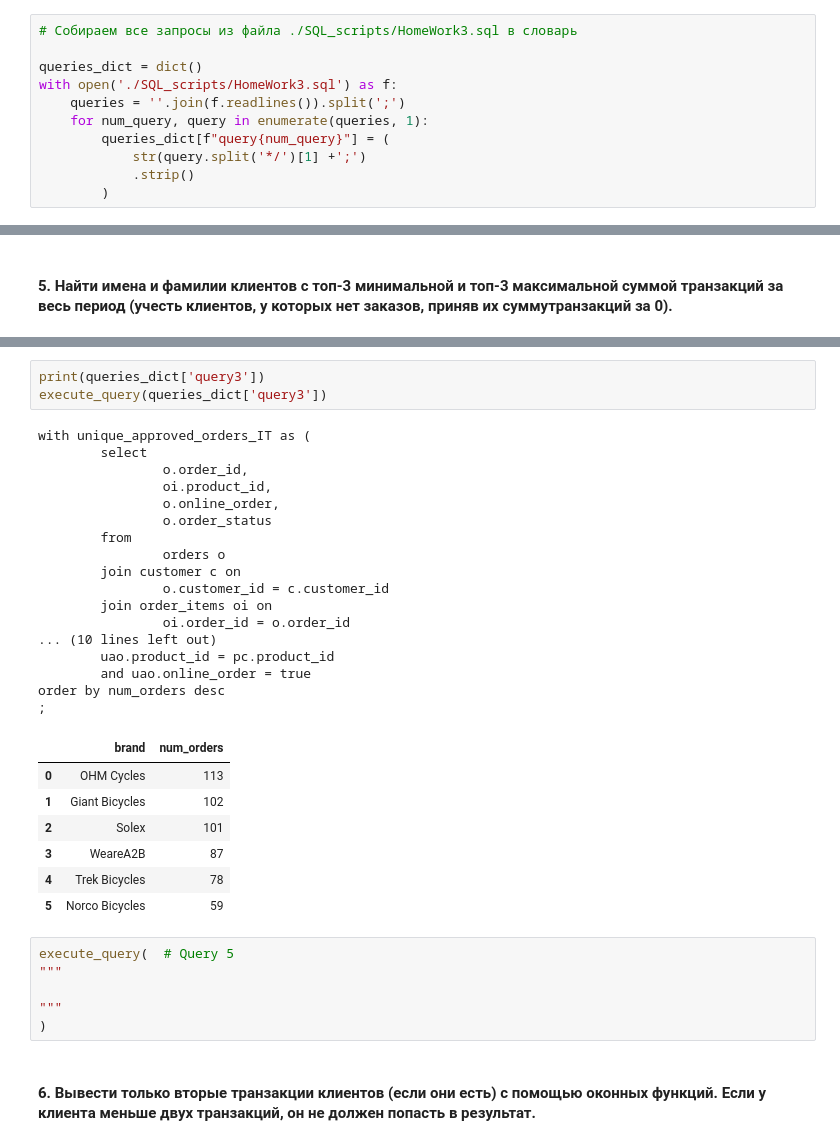
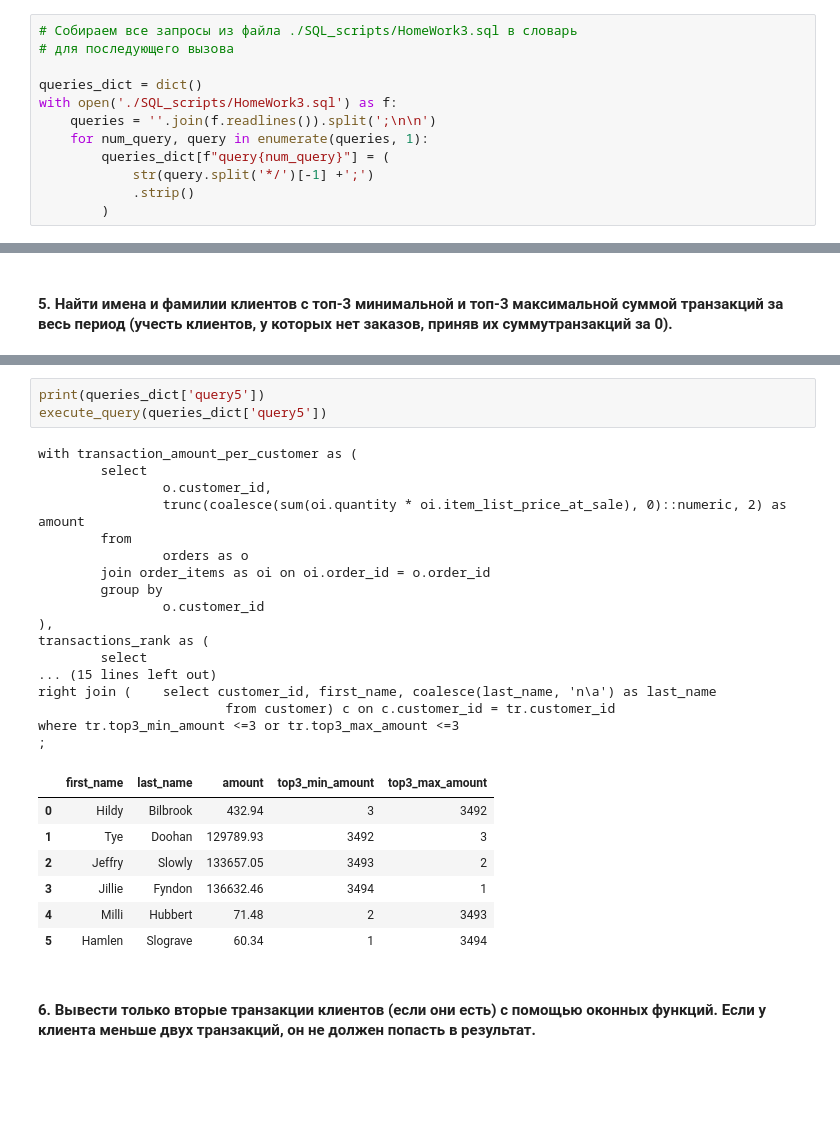
Before and after one commit to EgrSlv/PostgreSQLearn_MIPT, a Jupyter notebook: HomeWork_3/SolovevEgor_HW_03_ds_2025.ipynb, the cells around one changed output, grey strips where cells are left out. Saved outputs shown, nothing was run; the diff lists cells and outputs as text; blank space fills up the shorter version.

```diff
--- a/HomeWork_3/SolovevEgor_HW_03_ds_2025.ipynb
+++ b/HomeWork_3/SolovevEgor_HW_03_ds_2025.ipynb
@@ -291,12 +291,13 @@ def execute_query(query):
     return result
 # %%
 # Собираем все запросы из файла ./SQL_scripts/HomeWork3.sql в словарь
+# для последующего вызова
 
 queries_dict = dict()
 with open('./SQL_scripts/HomeWork3.sql') as f:
-    queries = ''.join(f.readlines()).split(';')
+    queries = ''.join(f.readlines()).split(';\n\n')
     for num_query, query in enumerate(queries, 1):
         queries_dict[f"query{num_query}"] = (
-            str(query.split('*/')[1] +';')
+            str(query.split('*/')[-1] +';')
             .strip()
         )
@@ -439,37 +446,31 @@ queries_dict
 # %%
-print(queries_dict['query3'])
-execute_query(queries_dict['query3'])
+print(queries_dict['query5'])
+execute_query(queries_dict['query5'])
 # %% [output]
-with unique_approved_orders_IT as (
+with transaction_amount_per_customer as (
         select
-                o.order_id,
-                oi.product_id,
-                o.online_order,
-                o.order_status
+                o.customer_id,
+                trunc(coalesce(sum(oi.quantity * oi.item_list_price_at_sale), 0)::numeric, 2) as amount
         from
-                orders o
-        join customer c on
-                o.customer_id = c.customer_id
-        join order_items oi on
-                oi.order_id = o.order_id
-... (10 lines left out)
-        uao.product_id = pc.product_id
-        and uao.online_order = true
-order by num_orders desc
+                orders as o
+        join order_items as oi on oi.order_id = o.order_id
+        group by
+                o.customer_id
+),
+transactions_rank as (
+        select
+... (15 lines left out)
+right join (    select customer_id, first_name, coalesce(last_name, 'n\a') as last_name
+                        from customer) c on c.customer_id = tr.customer_id
+where tr.top3_min_amount <=3 or tr.top3_max_amount <=3
 ;
-|  | brand | num_orders |
-| 0 | OHM Cycles | 113 |
-| 1 | Giant Bicycles | 102 |
-| 2 | Solex | 101 |
-| 3 | WeareA2B | 87 |
-| 4 | Trek Bicycles | 78 |
-| 5 | Norco Bicycles | 59 |
+|  | first_name | last_name | amount | top3_min_amount | top3_max_amount |
+| 0 | Hildy | Bilbrook | 432.94 | 3 | 3492 |
+| 1 | Tye | Doohan | 129789.93 | 3492 | 3 |
+| 2 | Jeffry | Slowly | 133657.05 | 3493 | 2 |
+| 3 | Jillie | Fyndon | 136632.46 | 3494 | 1 |
+| 4 | Milli | Hubbert | 71.48 | 2 | 3493 |
+| 5 | Hamlen | Slograve | 60.34 | 1 | 3494 |
-# %%
-execute_query(  # Query 5
-"""
-
-"""
-)
 # %% [markdown]
 #### 6. Вывести только вторые транзакции клиентов (если они есть) с помощью оконных функций. Если у клиента меньше двух транзакций, он не должен попасть в результат.
 # %%
```
Also changed, not shown: parts of 10 cells of this notebook, 1 other file.
